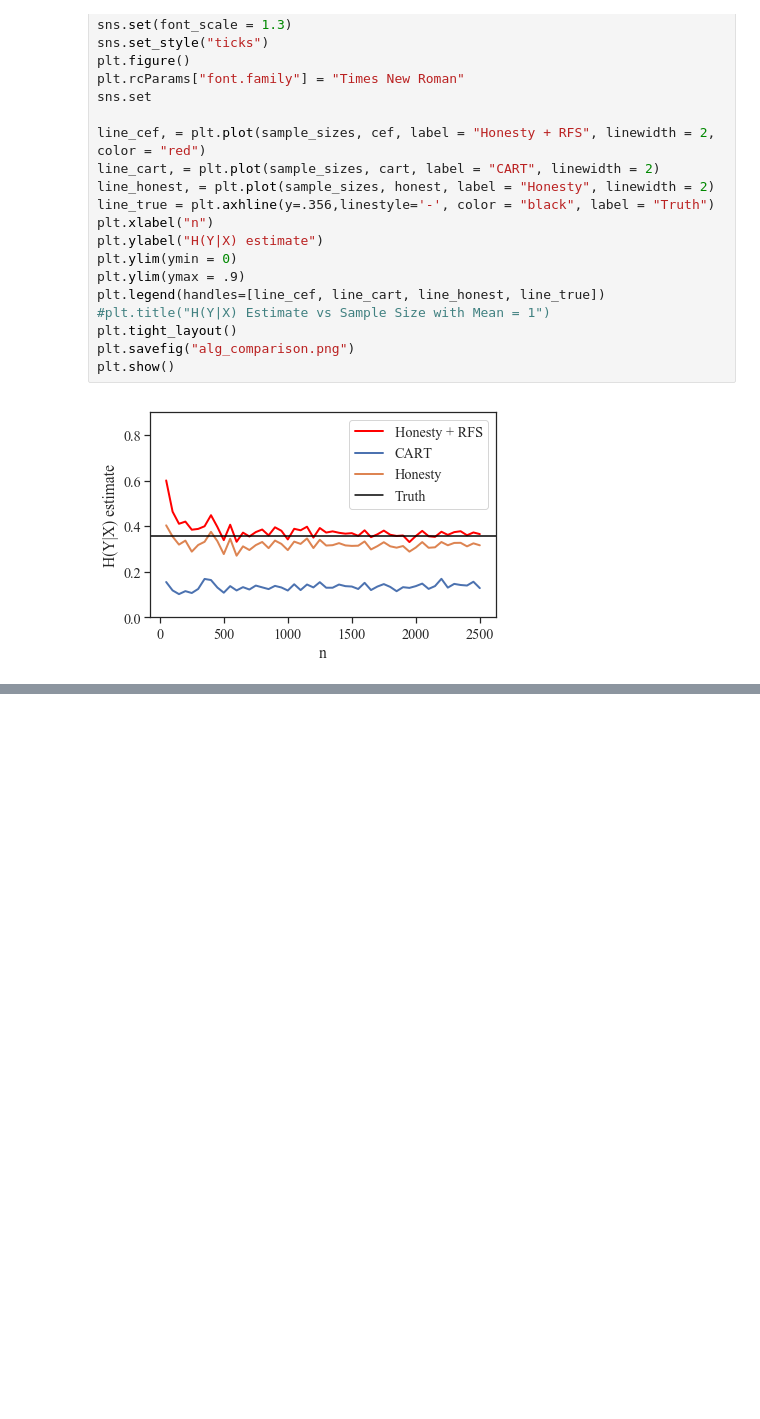
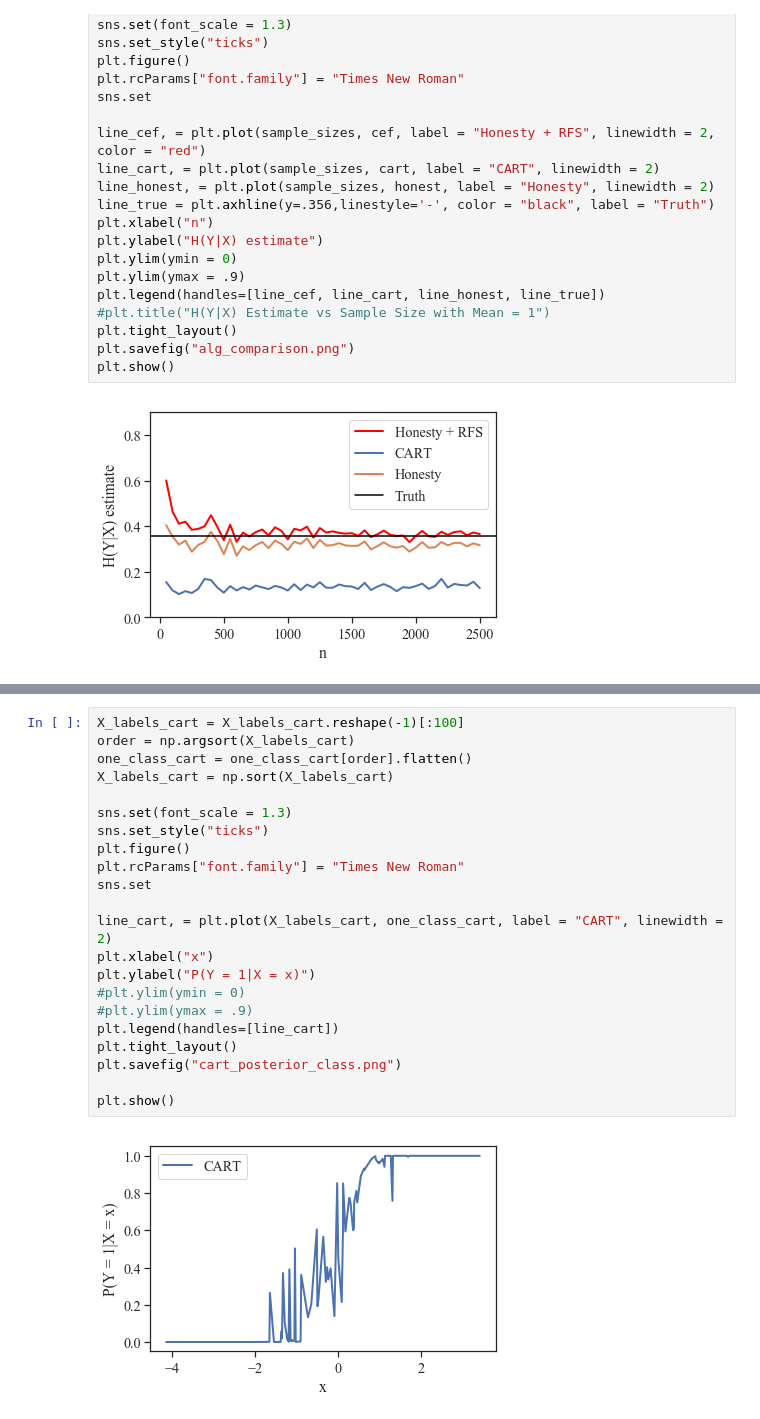
Before and after one commit to rguo123/conditional_entropy_forests, a Jupyter notebook: Algorithm_comparison_plots.ipynb, the cells around one changed output, grey strips where cells are left out. Cells and saved outputs as stored; diff of their text form; blank space fills up the shorter version.

```diff
--- a/Algorithm_comparison_plots.ipynb
+++ b/Algorithm_comparison_plots.ipynb
@@ -261,0 +292,24 @@ plt.show()
+# %%
+X_labels_cart = X_labels_cart.reshape(-1)[:100]
+order = np.argsort(X_labels_cart)
+one_class_cart = one_class_cart[order].flatten()
+X_labels_cart = np.sort(X_labels_cart)
+
+sns.set(font_scale = 1.3)
+sns.set_style("ticks")
+plt.figure()
+plt.rcParams["font.family"] = "Times New Roman"
+sns.set
+
+line_cart, = plt.plot(X_labels_cart, one_class_cart, label = "CART", linewidth = 2)
+plt.xlabel("x")
+plt.ylabel("P(Y = 1|X = x)")
+#plt.ylim(ymin = 0)
+#plt.ylim(ymax = .9)
+plt.legend(handles=[line_cart])
+plt.tight_layout()
+plt.savefig("cart_posterior_class.png")
+
+plt.show()
+# %% [output]
+[figure, added]
```
Also changed, not shown: parts of 8 cells of this notebook, 9 other files.
